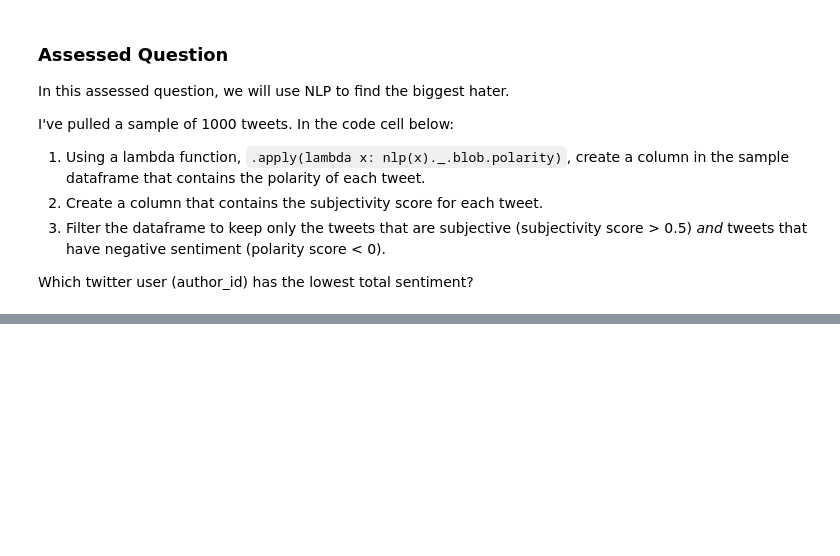
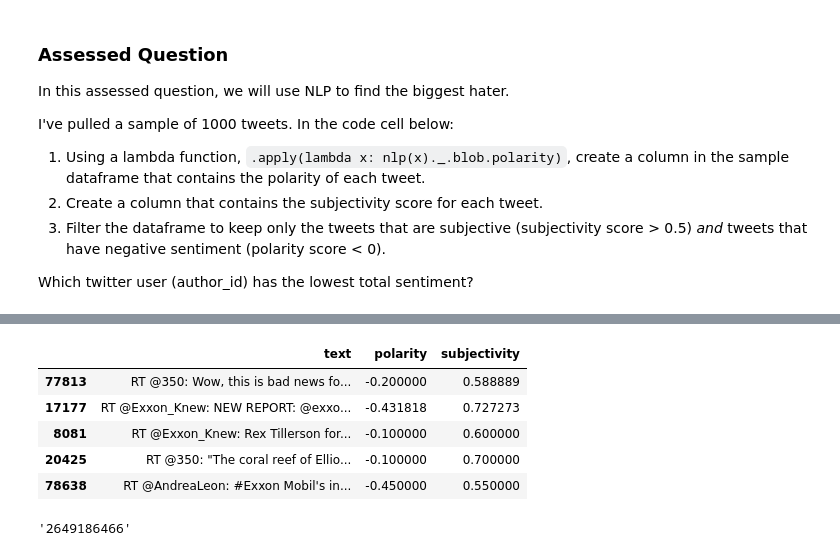
Before and after one commit to x10cll/QM2, a Jupyter notebook: notebooks/W04. Natural Language Processing.ipynb, the cells around one changed output, grey strips where cells are left out. Cells and saved outputs as stored; diff of their text form; code cells hidden in the pictures; blank space fills up the shorter version.

```diff
--- a/notebooks/W04. Natural Language Processing.ipynb
+++ b/notebooks/W04. Natural Language Processing.ipynb
@@ -605,3 +628,13 @@ display(sample.head())
 # %%
-filtered_tweets = sample[(sample['subjectivity'] > 0.5) & (sample['polarity'] < 0)]
-display(filtered_tweets.head())
+#3
+filtered = sample[
+    (sample["subjectivity"] > 0.5) & (sample["polarity"] < 0)
+]
+filtered[["text", "polarity", "subjectivity"]].head()
+# %% [output]
+|  | text | polarity | subjectivity |
+| 77813 | RT @350: Wow, this is bad news fo... | -0.200000 | 0.588889 |
+| 17177 | RT @Exxon_Knew: NEW REPORT: @exxo... | -0.431818 | 0.727273 |
+| 8081 | RT @Exxon_Knew: Rex Tillerson for... | -0.100000 | 0.600000 |
+| 20425 | RT @350: "The coral reef of Ellio... | -0.100000 | 0.700000 |
+| 78638 | RT @AndreaLeon: #Exxon Mobil's in... | -0.450000 | 0.550000 |
@@ -610,0 +641,6 @@ print(f"The author with the lowest total sentiment (biggest hater) is: {lowest_s
+# %%
+sample[
+    (sample["subjectivity"] > 0.5) & (sample["polarity"] < 0)
+].groupby("author_id")["polarity"].sum().idxmin()
+# %% [output]
+'2649186466'
```
Also changed, not shown: parts of 8 cells of this notebook.
